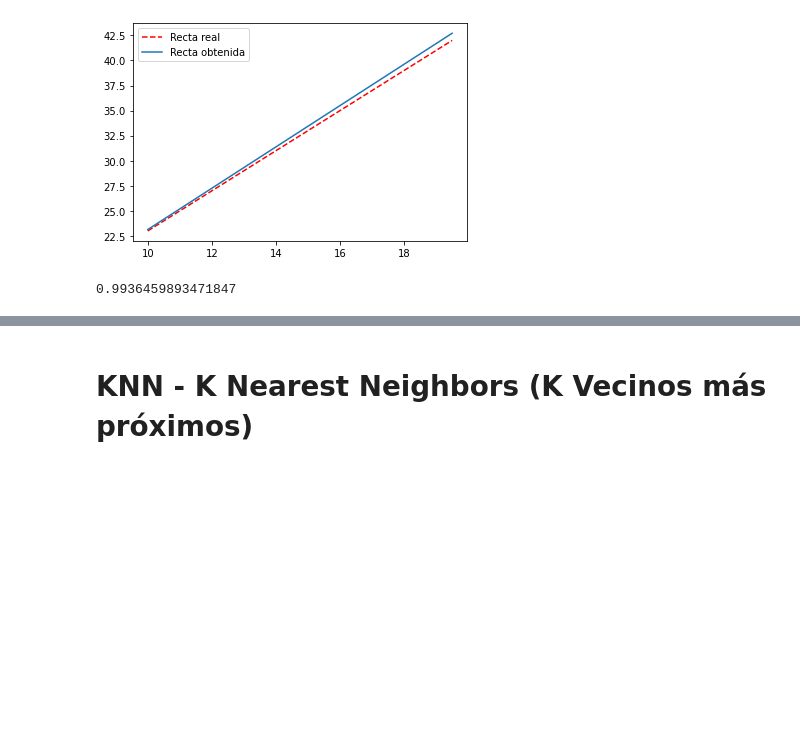
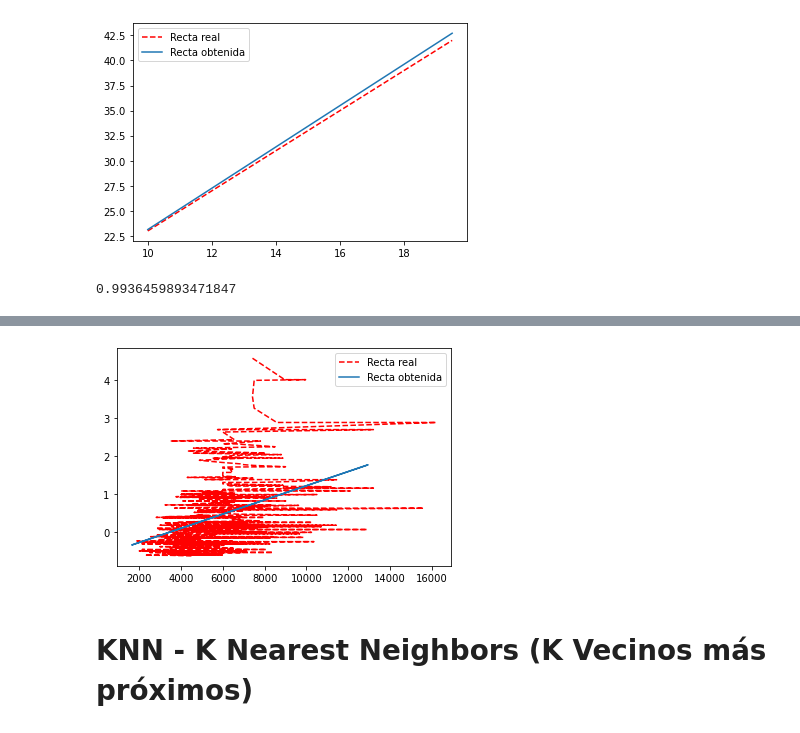
Before and after one commit to jeedorsa/DataScienceUnilever2022, a Jupyter notebook: Track 1/Clases/5-IntroML/5-IntroML.ipynb, the cells around one changed output, grey strips where cells are left out. Cells and saved outputs as stored; diff of their text form; code cells hidden in the pictures; blank space fills up the shorter version.

```diff
--- a/Track 1/Clases/5-IntroML/5-IntroML.ipynb
+++ b/Track 1/Clases/5-IntroML/5-IntroML.ipynb
@@ -327,3 +366,12 @@ r2_score(y_new, y_pred)
+# %%
+fig = plt.figure()
+ax = fig.add_subplot(1,1,1)
+ax.plot(X_train,y_train,  '--r')
+ax.plot(X_test,lin_reg.predict(X_test.values.reshape(-1,1)))
+ax.legend(['Recta real','Recta obtenida'])
+plt.show()
+# %% [output]
+[figure, added]
 # %% [markdown]
 # KNN - K Nearest Neighbors (K Vecinos más próximos)
 # %% [markdown]
```
Also changed, not shown: parts of 8 cells of this notebook.
